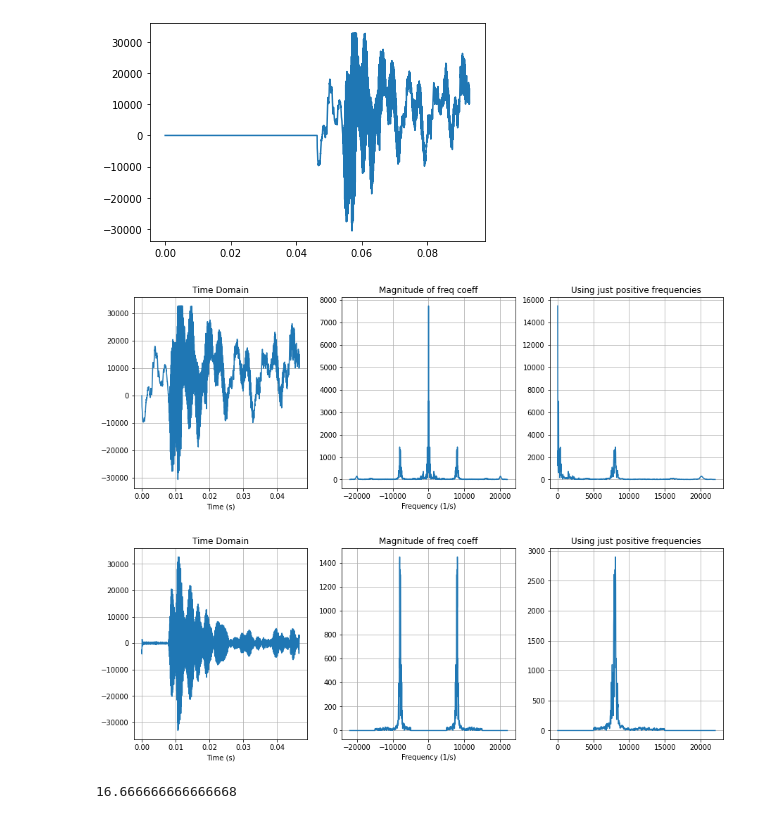
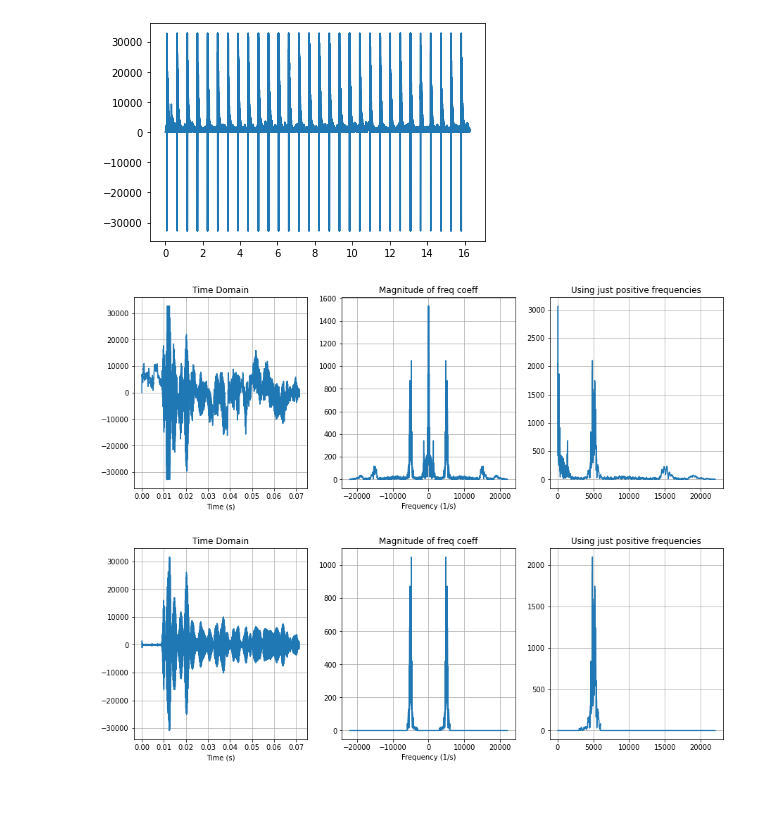
Before and after one commit to Oiangu9/Reconstructing_Space_with_Time, a Jupyter notebook: EMITING_AND_RECEIVING_SOUND/Test_Audio.ipynb, the cells around one changed output. Drawn from its saved outputs; the diff is of its cells as text; code cells hidden in the pictures.

```diff
--- a/EMITING_AND_RECEIVING_SOUND/Test_Audio.ipynb
+++ b/EMITING_AND_RECEIVING_SOUND/Test_Audio.ipynb
@@ -3,15 +3,15 @@ import numpy as np
 import matplotlib.pyplot as plt
 import sounddevice as sd
 from time import time
-from scipy.io.wavfile import write
+from scipy.io.wavfile import write, read
 from scipy.fft import fft, ifft, fftshift, ifftshift
 
 
 # we prepare the audio pulse as numpy array according to the user desires
 
 pulse_duration= 0.003
-echo_recording_duration=0.05+0.04
-frequency = 8000 # above human speech
+echo_recording_duration=0.1
+frequency = 5000 # above human speech
 gaussian_envelope=True
 broadcast_sample_rate=44100
 sigma_duration_ratio = 5
@@ -47,0 +48,8 @@ plt.show()
+# %%
+reps=30
+audio = np.tile(audio, reps)
+t = np.linspace(0, (pulse_duration+echo_recording_duration)*reps,
+        len(audio), False)
+# show the audio pulse
+plt.plot(t, audio)
+plt.show()
@@ -48,23 +58,23 @@ plt.show()
 # %%
 recording = sd.playrec(audio, recording_sample_rate, channels=1)
 
 sd.wait()
 middle_t=time()
 
 # save recording
 write(f"./Echo_.wav",
           recording_sample_rate, recording)  # Save as WAV file
 
-plt.plot(t, recording)
+plt.plot(t, np.abs(recording))
 plt.show()
 #while((time()-begin_t)<self.pulse_duration): # grab all the possible images
 # %% [output]
-[figure, old version]
+[figure, new version]
 # %%
 lower_freq_1 = 0
-upper_freq_1 = 5000
+upper_freq_1 = 3000
 
-lower_freq_2 = 15000
+lower_freq_2 = 6000
 upper_freq_2 = 0.5*recording_sample_rate
 
 # postprocess sound
@@ -118,9 +128,5 @@ filtered_sound = ifft(ifftshift(samplesFourierCoefs)).real
 
 plot_fourier1D(valid_times, frecs, filtered_sound, samplesFourierCoefs)
 # %% [output]
-[figure, old version]
+[figure, new version]
-[figure, old version]
+[figure, new version]
-# %%
-1000/60
-# %% [output]
-16.666666666666668
```
Also changed, not shown: parts of 7 cells of this notebook, 19 other files.
